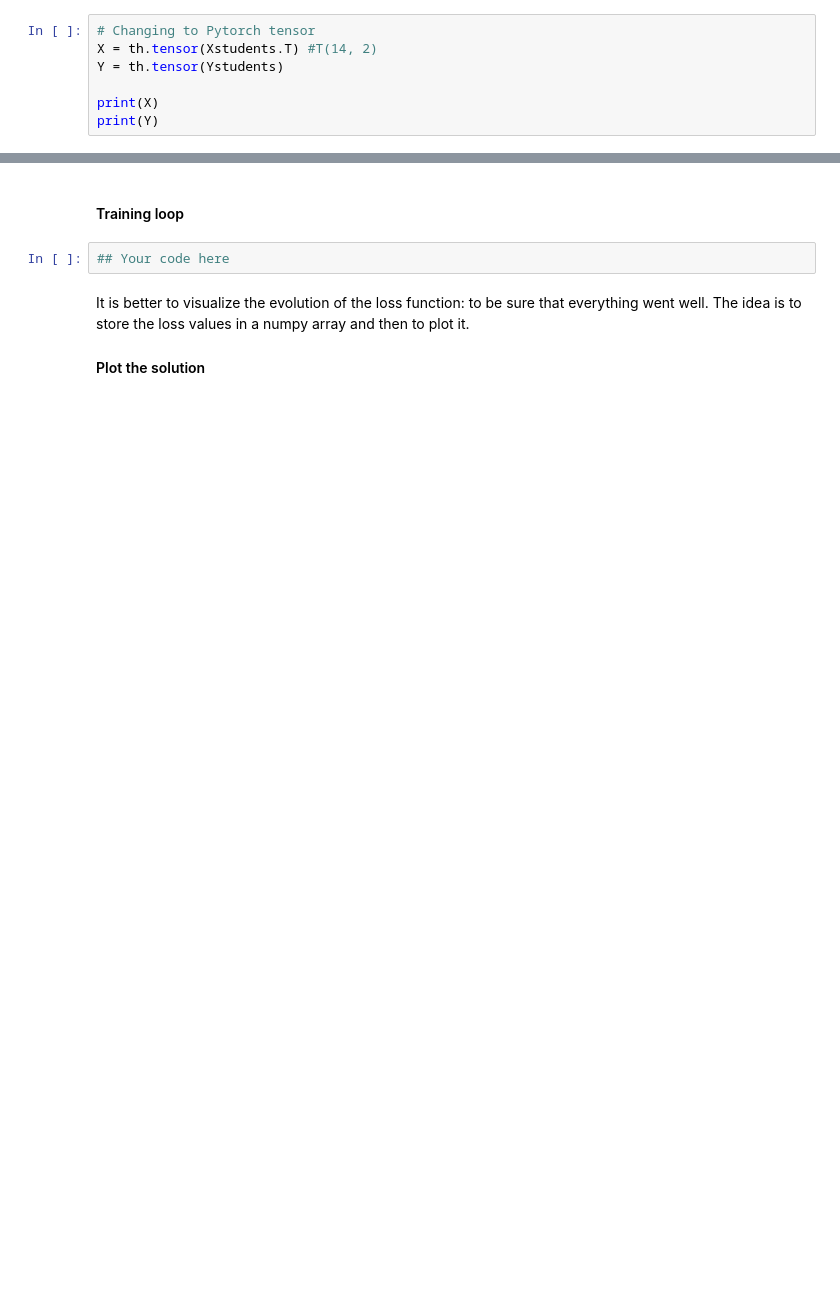
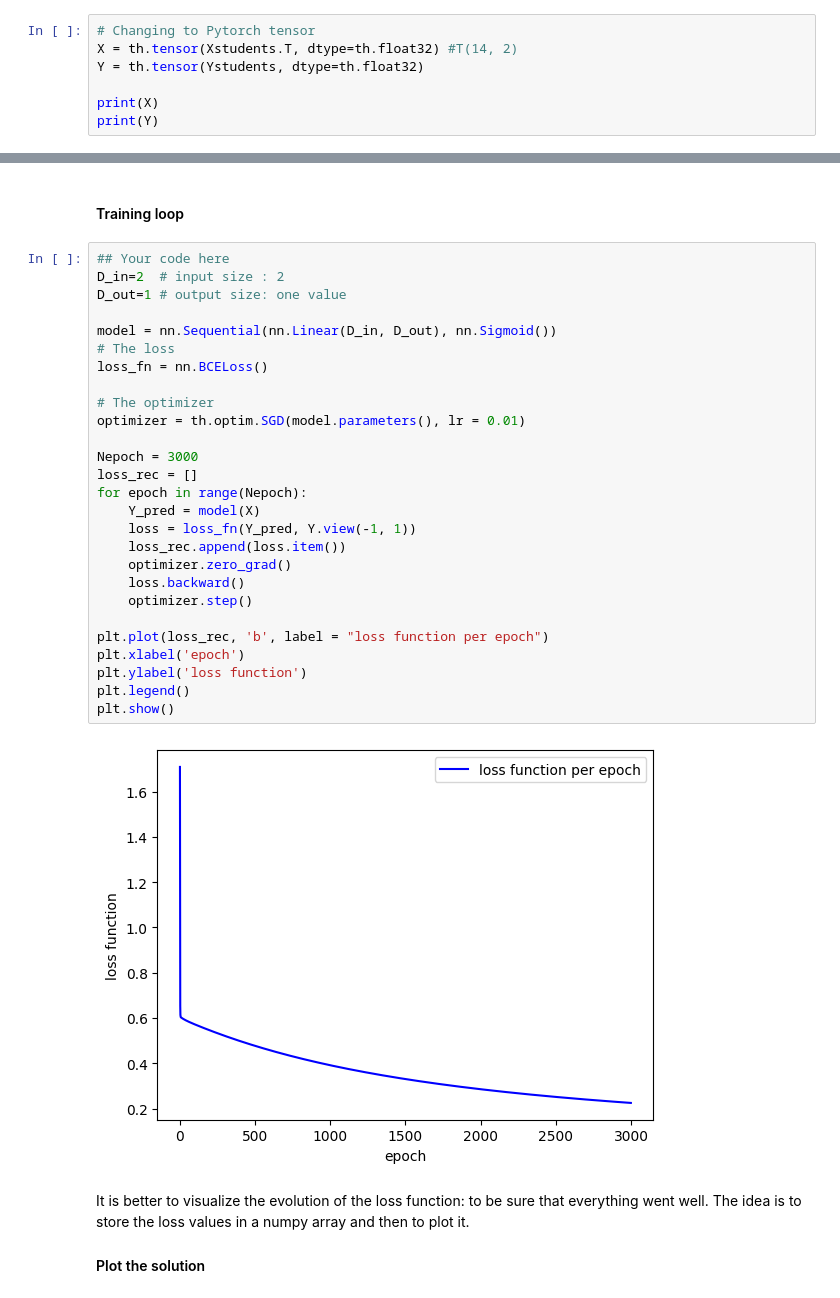
Before and after one commit to spinillac11/DeepLearning, a Jupyter notebook: DL2A_HW1_pytorch_2025.ipynb, the cells around one changed output, grey strips where cells are left out. Cells and saved outputs as stored; diff of their text form; blank space fills up the shorter version.

```diff
--- a/DL2A_HW1_pytorch_2025.ipynb
+++ b/DL2A_HW1_pytorch_2025.ipynb
@@ -846,8 +846,8 @@ The roadmap is:
 #### From data to tensors / variables
 # %%
 # Changing to Pytorch tensor
-X = th.tensor(Xstudents.T) #T(14, 2)
-Y = th.tensor(Ystudents)
+X = th.tensor(Xstudents.T, dtype=th.float32) #T(14, 2)
+Y = th.tensor(Ystudents, dtype=th.float32)
 
 print(X)
 print(Y)
@@ -929,7 +956,34 @@ loss_fn(prediction,Ymodified[0])
 # %% [markdown]
 #### Training loop
-# %%
-## Your code here
+# %%
+## Your code here
+D_in=2  # input size : 2
+D_out=1 # output size: one value
+
+model = nn.Sequential(nn.Linear(D_in, D_out), nn.Sigmoid())
+# The loss
+loss_fn = nn.BCELoss()
+
+# The optimizer
+optimizer = th.optim.SGD(model.parameters(), lr = 0.01)
+
+Nepoch = 3000
+loss_rec = []
+for epoch in range(Nepoch):
+    Y_pred = model(X)
+    loss = loss_fn(Y_pred, Y.view(-1, 1))
+    loss_rec.append(loss.item())
+    optimizer.zero_grad()
+    loss.backward()
+    optimizer.step()
+
+plt.plot(loss_rec, 'b', label = "loss function per epoch")
+plt.xlabel('epoch')
+plt.ylabel('loss function')
+plt.legend()
+plt.show()
+# %% [output]
+[figure, added]
 # %% [markdown]
 It is better to visualize the evolution of the loss function: to be sure that everything went well. The idea is to store the loss values in a numpy array and then to plot it.
 
```
Also changed, not shown: parts of 15 cells of this notebook.
